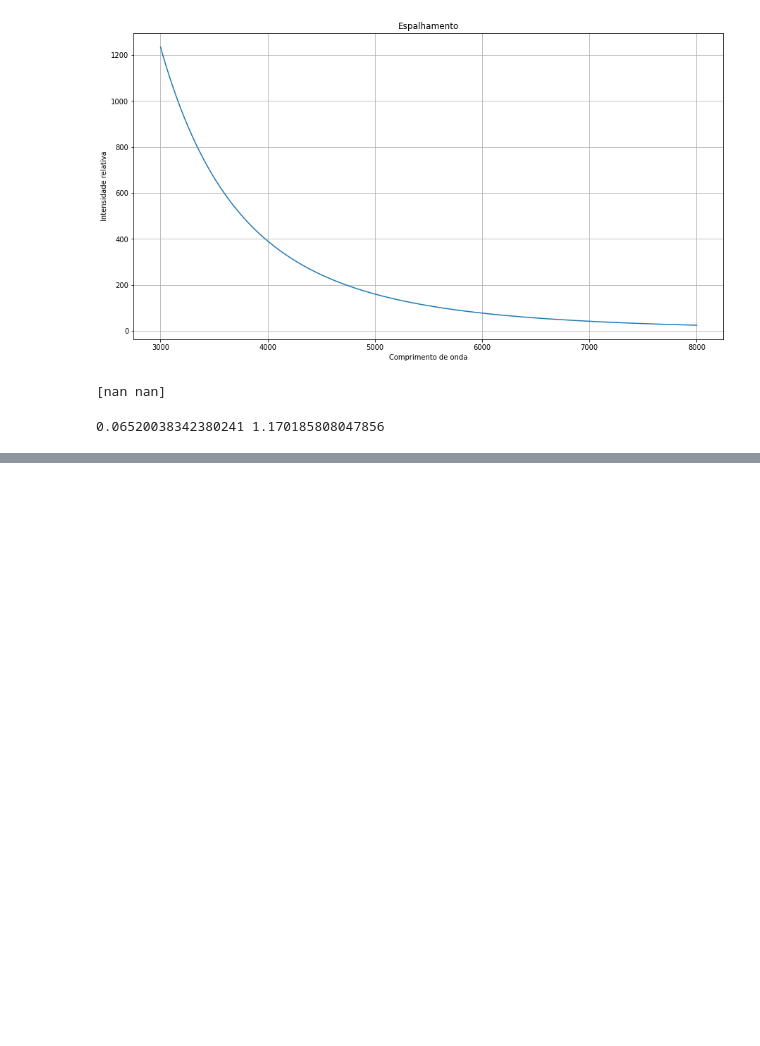
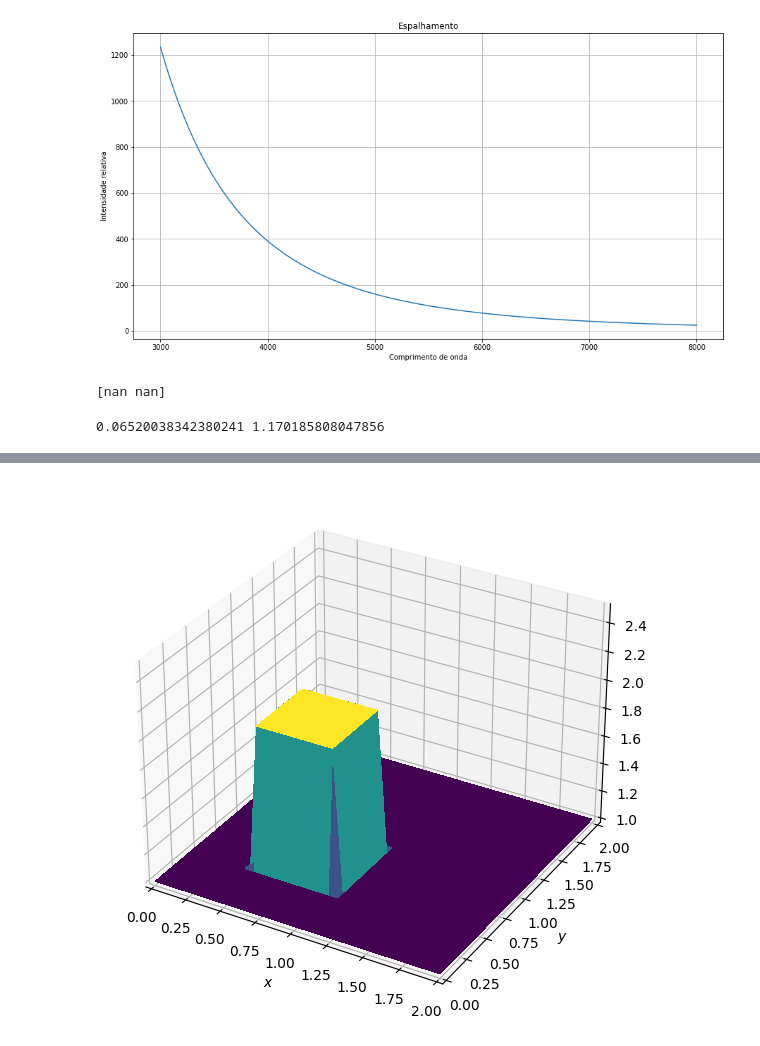
Before and after one commit to isplay/projeto_propagacao_epidemias, a Jupyter notebook: Códigos/Laboratório.ipynb, the cells around one changed output, grey strips where cells are left out. Cells and saved outputs as stored; diff of their text form; code cells hidden in the pictures; blank space fills up the shorter version.

```diff
--- a/Códigos/Laboratório.ipynb
+++ b/Códigos/Laboratório.ipynb
@@ -359,0 +415,65 @@ print(c_angular, c_linear)
+# %%
+import numpy
+from matplotlib import pyplot, cm
+from mpl_toolkits.mplot3d import Axes3D ##library for 3d projection plots
+
+###variable declarations
+nx = 31
+ny = 31
+nt = 17
+nu = .05
+dx = 2 / (nx - 1)
+dy = 2 / (ny - 1)
+sigma = .25
+dt = sigma * dx * dy / nu
+
+x = numpy.linspace(0, 2, nx)
+y = numpy.linspace(0, 2, ny)
+
+u = numpy.ones((ny, nx))  # create a 1xn vector of 1's
+un = numpy.ones((ny, nx))
+
+###Assign initial conditions
+# set hat function I.C. : u(.5<=x<=1 && .5<=y<=1 ) is 2
+u[int(.5 / dy):int(1 / dy + 1),int(.5 / dx):int(1 / dx + 1)] = 2
+
+fig = pyplot.figure(figsize=(11, 7), dpi=100)
+ax = fig.gca(projection='3d')
+X, Y = numpy.meshgrid(x, y)
+surf = ax.plot_surface(X, Y, u, rstride=1, cstride=1, cmap=cm.viridis,
+        linewidth=0, antialiased=False)
+
+ax.set_xlim(0, 2)
+ax.set_ylim(0, 2)
+ax.set_zlim(1, 2.5)
+
+ax.set_xlabel('$x$')
+ax.set_ylabel('$y$');
+
+
+
+###Run through nt timesteps
+def diffuse(nt):
+    u[int(.5 / dy):int(1 / dy + 1),int(.5 / dx):int(1 / dx + 1)] = 2
+
+    for n in range(nt + 1):
+        un = u.copy()
+        u[1:-1, 1:-1] = (un[1:-1,1:-1] +
+                        nu * dt / dx**2 *
+                        (un[1:-1, 2:] - 2 * un[1:-1, 1:-1] + un[1:-1, 0:-2]) +
+                        nu * dt / dy**2 *
+                        (un[2:,1: -1] - 2 * un[1:-1, 1:-1] + un[0:-2, 1:-1]))
+        u[0, :] = 1
+        u[-1, :] = 1
+        u[:, 0] = 1
+        u[:, -1] = 1
+
+    fig = pyplot.figure(figsize=(11, 7), dpi=100)
+    ax = fig.gca(projection='3d')
+    surf = ax.plot_surface(X, Y, u[:], rstride=1, cstride=1, cmap=cm.viridis,
+        linewidth=0, antialiased=True)
+    ax.set_zlim(1, 2.5)
+    ax.set_xlabel('$x$')
+    ax.set_ylabel('$y$');
+# %% [output]
+[figure, added]
```
Also changed, not shown: parts of 5 cells of this notebook, 6 other files.
